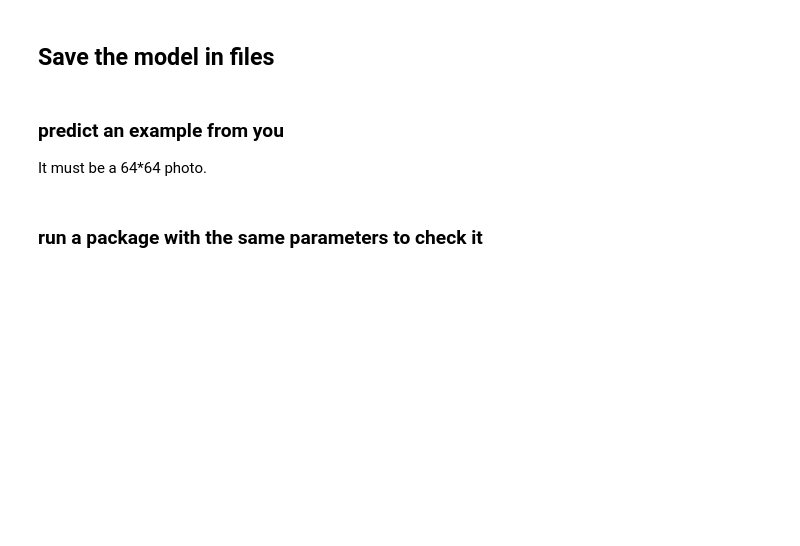
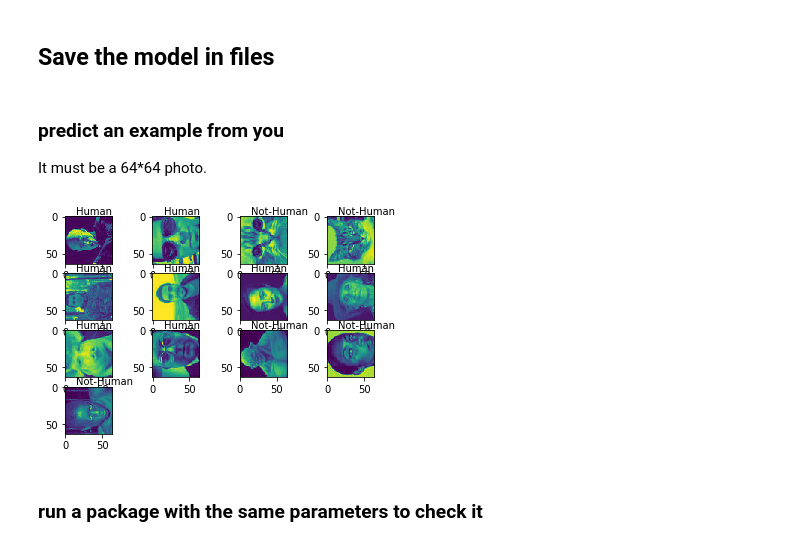
Before and after one commit to soroush76/Basic-Face-Detection, a Jupyter notebook: faceDetection.ipynb, the cells around one changed output. Drawn from its saved outputs; the diff is of its cells as text; code cells hidden in the pictures; blank space fills up the shorter version.

```diff
--- a/faceDetection.ipynb
+++ b/faceDetection.ipynb
@@ -276,8 +373,8 @@ def predict_new_photo(photo_name):
     myimg = mpimg.imread('out.jpg')
     imgplot = plt.imshow(myimg)
 
-    pred_labels = predict(myimg.reshape(1, -1), parameters=model['parameters'], activation=activation_function)
+    pred_labels = predict(myimg.reshape(1, -1), parameters=params, activation='tanh')
     if int(pred_labels[0][0]) == 1:
-        print('Human')
+        plt.text(15,-3,'Human')
     else:
-        print('Not-Human')
+        plt.text(15,-3,'Not-Human')
@@ -298,3 +381,10 @@ predict_new_photo('drive/ColabNotebooks/myimg5.jpg')
+# %%
+photos = ['myimg.jpg', 'myimg2.jpg', 'myimg3.jpg', 'myimg4.jpg', 'myimg5.jpg', 'myimg6.jpg', 'myimg7.jpg', 'myimg8.jpg', 'myimg9.jpg', 'myimg10.jpg', 'myimg11.jpg', 'myimg12.jpg', 'myimg13.jpg']
+for i in range(len(photos)):
+    plt.subplot(4,4, i+1)
+    predict_new_photo(photos[i])
+# %% [output]
+[figure, added]
 # %% [markdown]
 ### run a package with the same parameters to check it
 # %%
```
Also changed, not shown: parts of 12 cells of this notebook, 8 other files.
